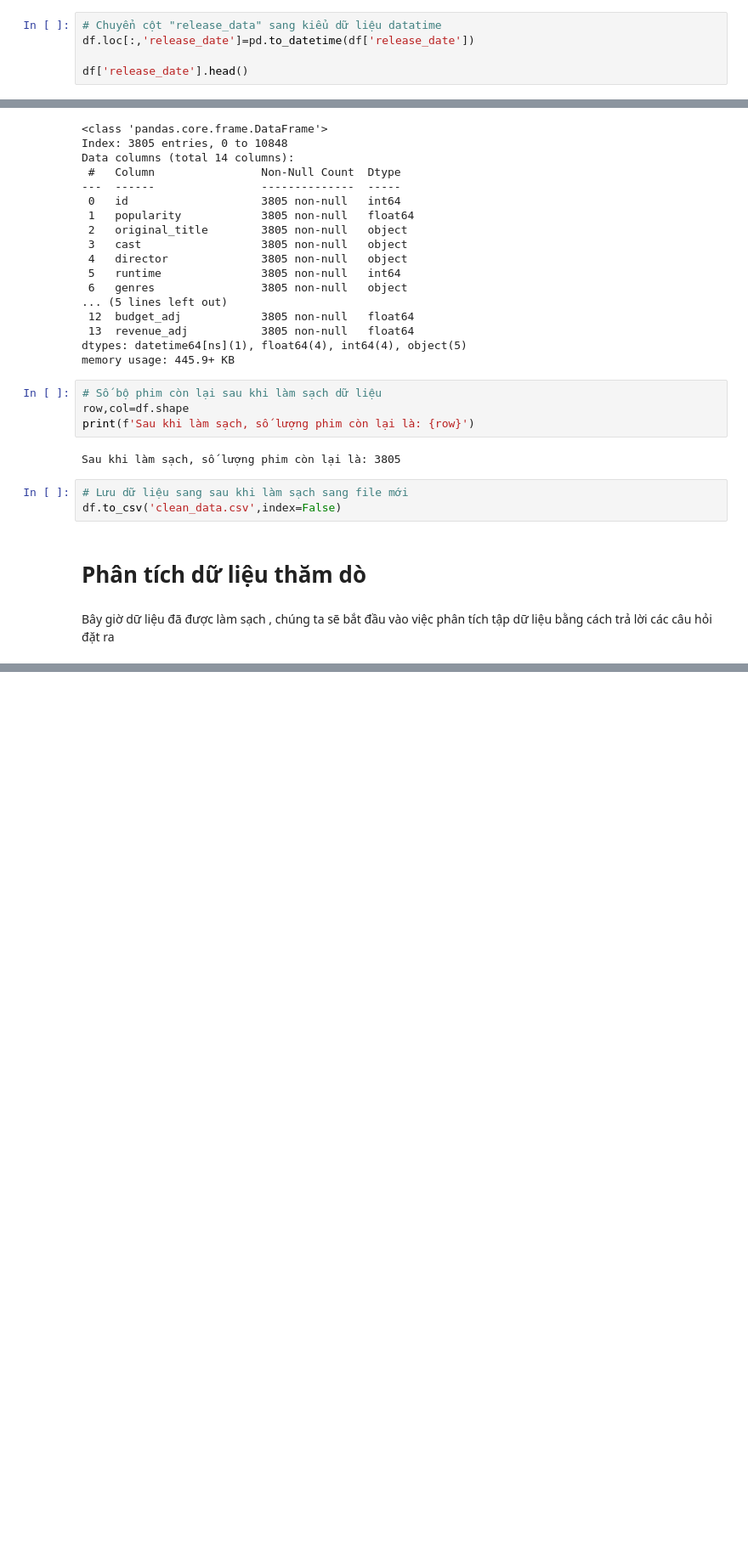
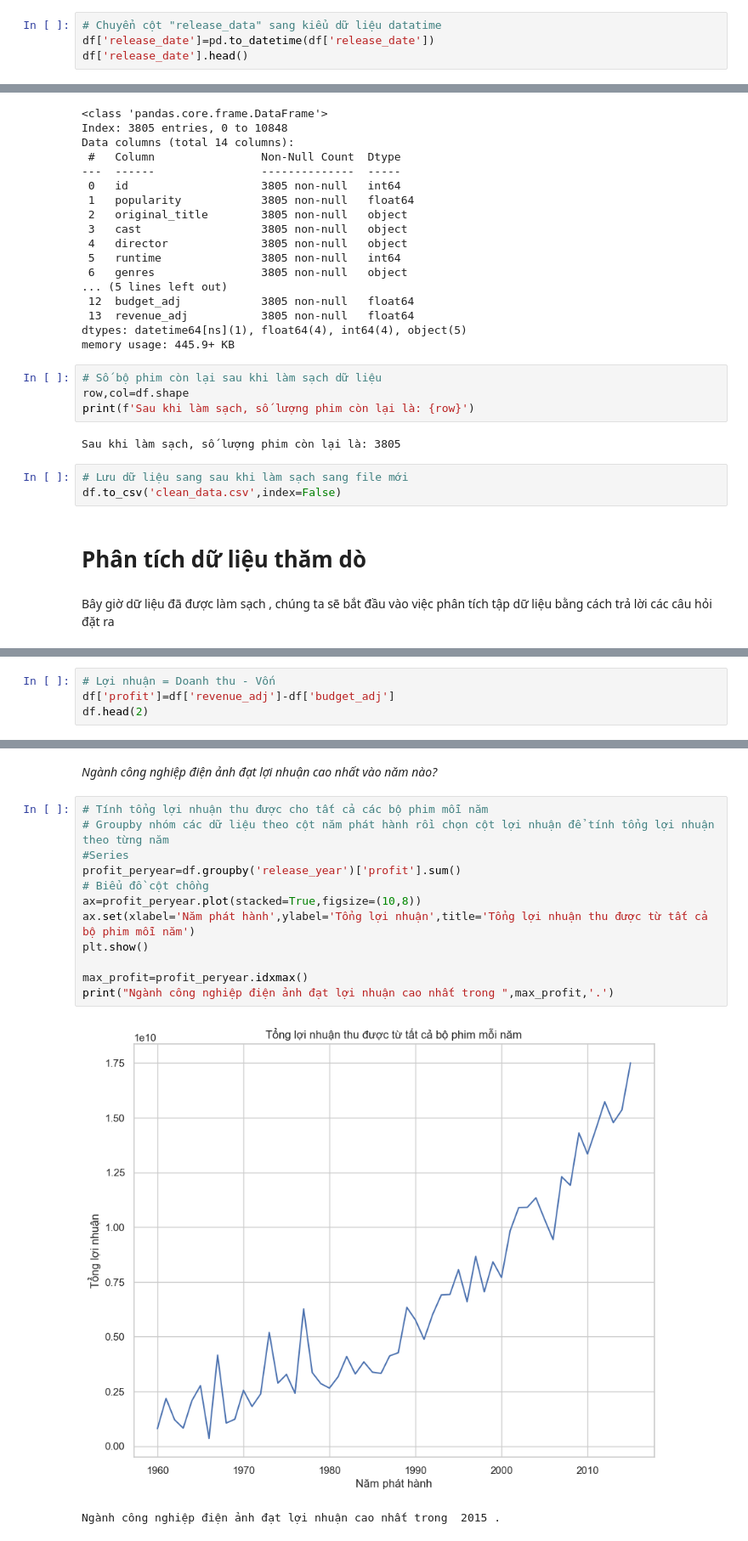
Before and after one commit to Nnguyen-dev2805/PYTHON_FinalProject, a Jupyter notebook: report.ipynb, the cells around one changed output, grey strips where cells are left out. Shown: that part at 85% size. Drawn from its saved outputs; the diff is of its cells as text; blank space fills up the shorter version.

```diff
--- a/report.ipynb
+++ b/report.ipynb
@@ -257,8 +257,7 @@ np.False_
 *Thay đổi định dạng kiểu dữ liệu*
 # %%
 # Chuyển cột "release_data" sang kiểu dữ liệu datatime
-df.loc[:,'release_date']=pd.to_datetime(df['release_date'])
-
+df['release_date']=pd.to_datetime(df['release_date'])
 df['release_date'].head()
 # %% [output]
 0   2015-06-09
@@ -303,0 +309,4 @@ Bây giờ dữ liệu đã được làm sạch , chúng ta sẽ bắt đầu v
+# %%
+# Lợi nhuận = Doanh thu - Vốn
+df['profit']=df['revenue_adj']-df['budget_adj']
+df.head(2)
@@ -303,0 +363,17 @@ Bây giờ dữ liệu đã được làm sạch , chúng ta sẽ bắt đầu v
+# %% [markdown]
+*Ngành công nghiệp điện ảnh đạt lợi nhuận cao nhất vào năm nào?*
+# %%
+# Tính tổng lợi nhuận thu được cho tất cả các bộ phim mỗi năm
+# Groupby nhóm các dữ liệu theo cột năm phát hành rồi chọn cột lợi nhuận để tính tổng lợi nhuận theo từng năm
+#Series
+profit_peryear=df.groupby('release_year')['profit'].sum()
+# Biểu đồ cột chồng
+ax=profit_peryear.plot(stacked=True,figsize=(10,8))
+ax.set(xlabel='Năm phát hành',ylabel='Tổng lợi nhuận',title='Tổng lợi nhuận thu được từ tất cả bộ phim mỗi năm')
+plt.show()
+
+max_profit=profit_peryear.idxmax()
+print("Ngành công nghiệp điện ảnh đạt lợi nhuận cao nhất trong ",max_profit,'.')
+# %% [output]
+[figure, added]
+Ngành công nghiệp điện ảnh đạt lợi nhuận cao nhất trong  2015 .
```
Also changed, not shown: parts of 13 cells of this notebook.
